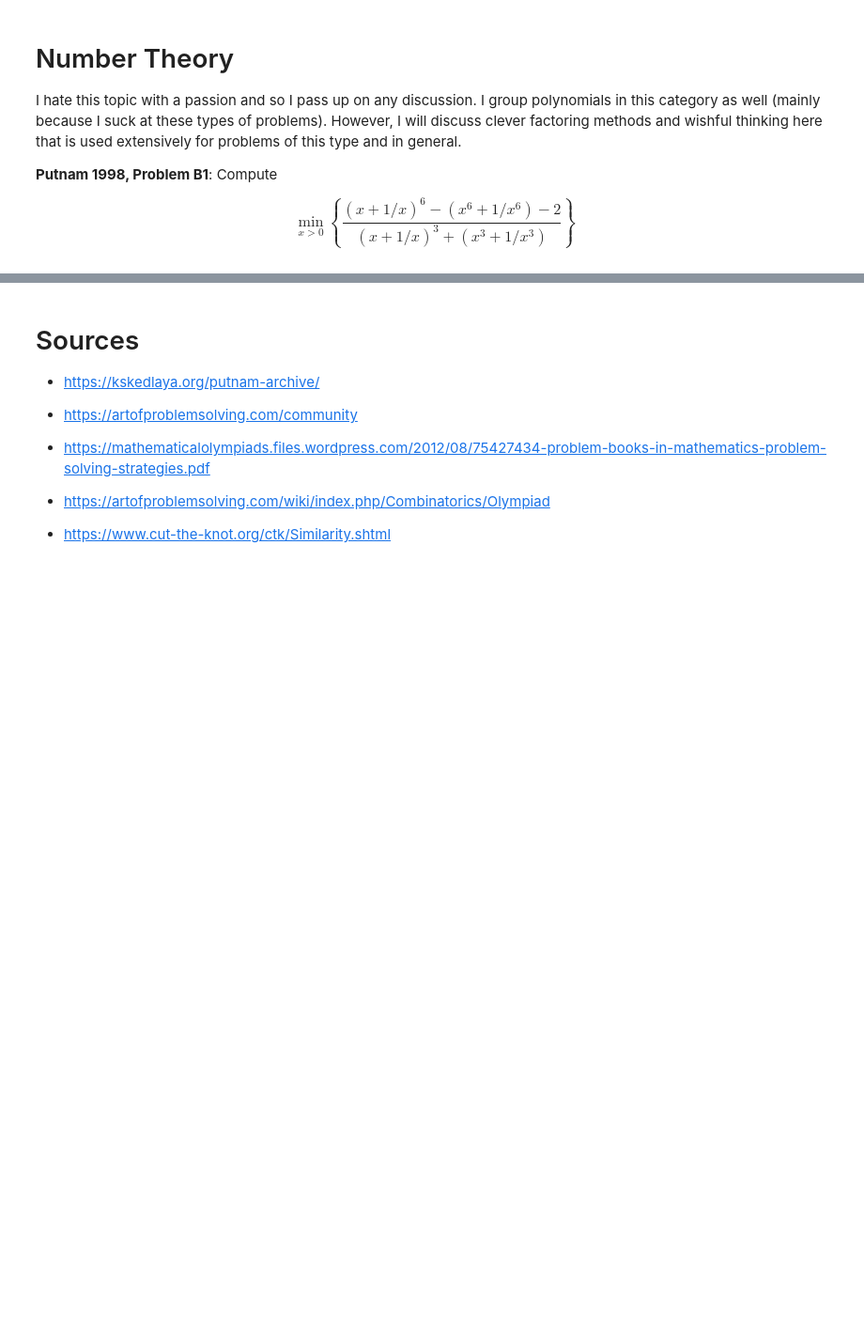
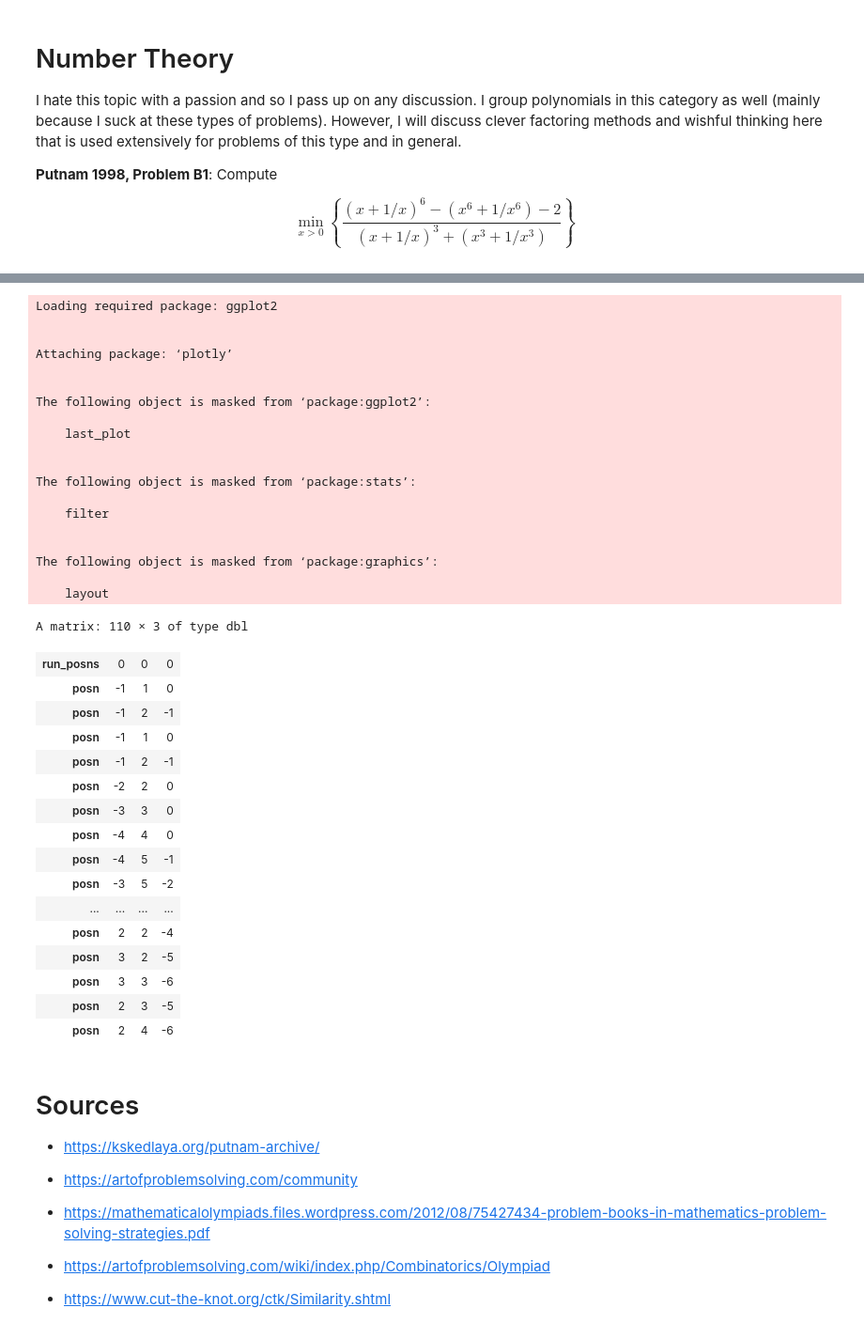
Before and after one commit to Mark-Oussoren/Math-Contests, a Jupyter notebook: Putnam Practice Problems.ipynb, the cells around one changed output, grey strips where cells are left out. Shown: that part at 94% size. Drawn from its saved outputs; the diff is of its cells as text; code cells hidden in the pictures; blank space fills up the shorter version.

```diff
--- a/Putnam Practice Problems.ipynb
+++ b/Putnam Practice Problems.ipynb
@@ -433,3 +433,74 @@ This topic pops up sparsely and is often times integrated with principles mentio
+# %%
+# libraries
+library(plotly)
+
+# movements walker can move at any point in the lattice
+movements = rbind(c(1, 0, -1),
+                   c(1, -1, 0),
+                   c(0, 1, -1),
+                   c(0, -1, 1),
+                   c(-1, 1, 0),
+                   c(-1, 0, 1))
+
+# let's simulate the walker for a few runs and analyze the space spanned...
+simulateWalker <- function(n, runs) {
+    # n: the number of steps, integer
+    # runs: the number of simulations, integer
+    results <- c()
+    for (run in 1:runs) {
+        # start at origin
+        posn <- c(0, 0, 0)
+        # keep track of positions
+        run_posns <- c(posn)
+        # draw the uniform positions to move towards
+        directions = movements[sample(6, size=n, replace=TRUE),]
+        for (i in 1:n) {
+            posn <- posn + directions[i,]
+            run_posns <- rbind(run_posns, posn)
+        }
+        results <- rbind(results, run_posns)
+    }
+    return (results)
+}
+
+simulateWalker(10, 10)
+# %% [output]
+Loading required package: ggplot2
+
+
+Attaching package: ‘plotly’
+
+
+The following object is masked from ‘package:ggplot2’:
+
+    last_plot
+
+
+The following object is masked from ‘package:stats’:
+
+    filter
+
+
+The following object is masked from ‘package:graphics’:
+
+    layout
+A matrix: 110 × 3 of type dbl
+| run_posns | 0 | 0 | 0 |
+| posn | -1 | 1 | 0 |
+| posn | -1 | 2 | -1 |
+| posn | -1 | 1 | 0 |
+| posn | -1 | 2 | -1 |
+| posn | -2 | 2 | 0 |
+| posn | -3 | 3 | 0 |
+| posn | -4 | 4 | 0 |
+| posn | -4 | 5 | -1 |
+| posn | -3 | 5 | -2 |
+| ... | ... | ... | ... |
+| posn | 2 | 2 | -4 |
+| posn | 3 | 2 | -5 |
+| posn | 3 | 3 | -6 |
+| posn | 2 | 3 | -5 |
+| posn | 2 | 4 | -6 |
 # %% [markdown]
 # Sources
 
```
Also changed, not shown: parts of 2 cells of this notebook.
